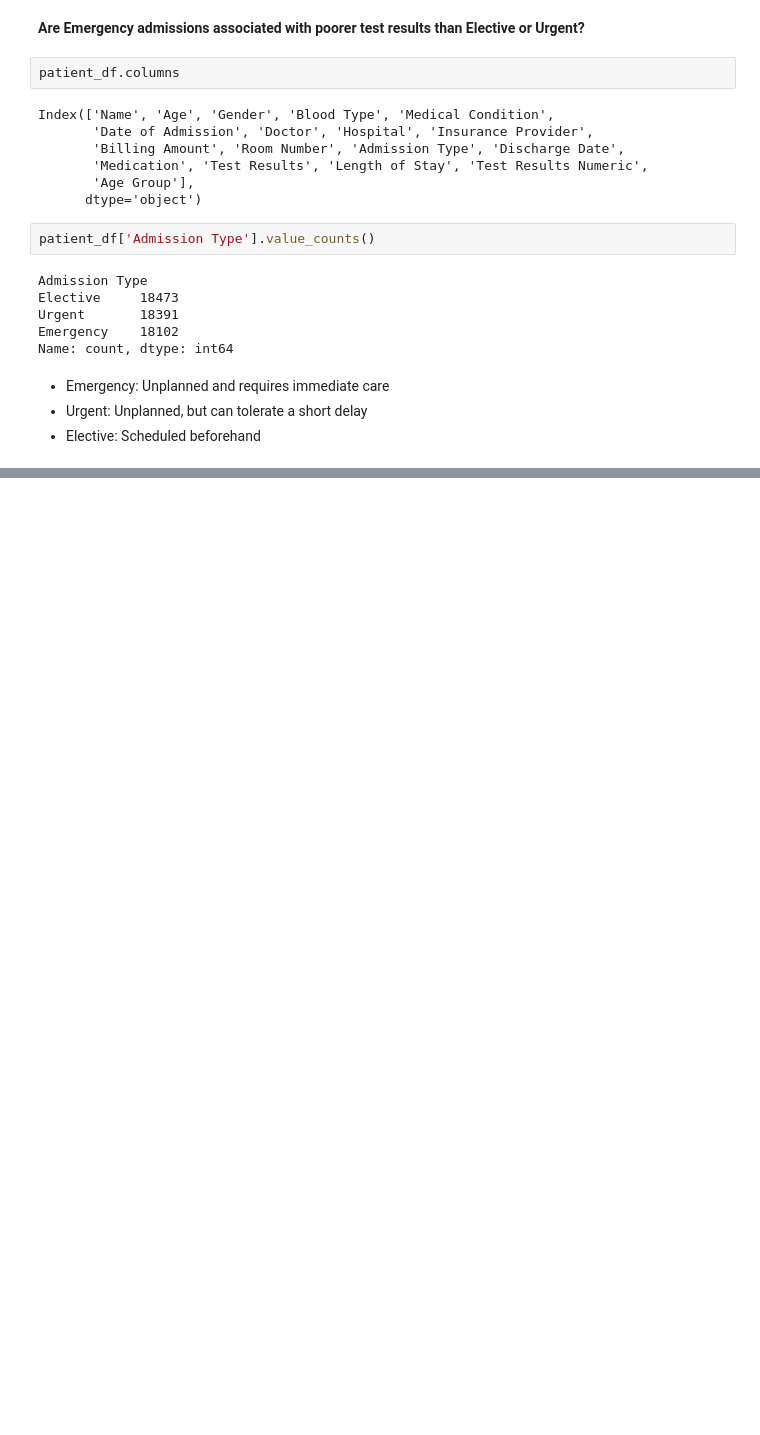
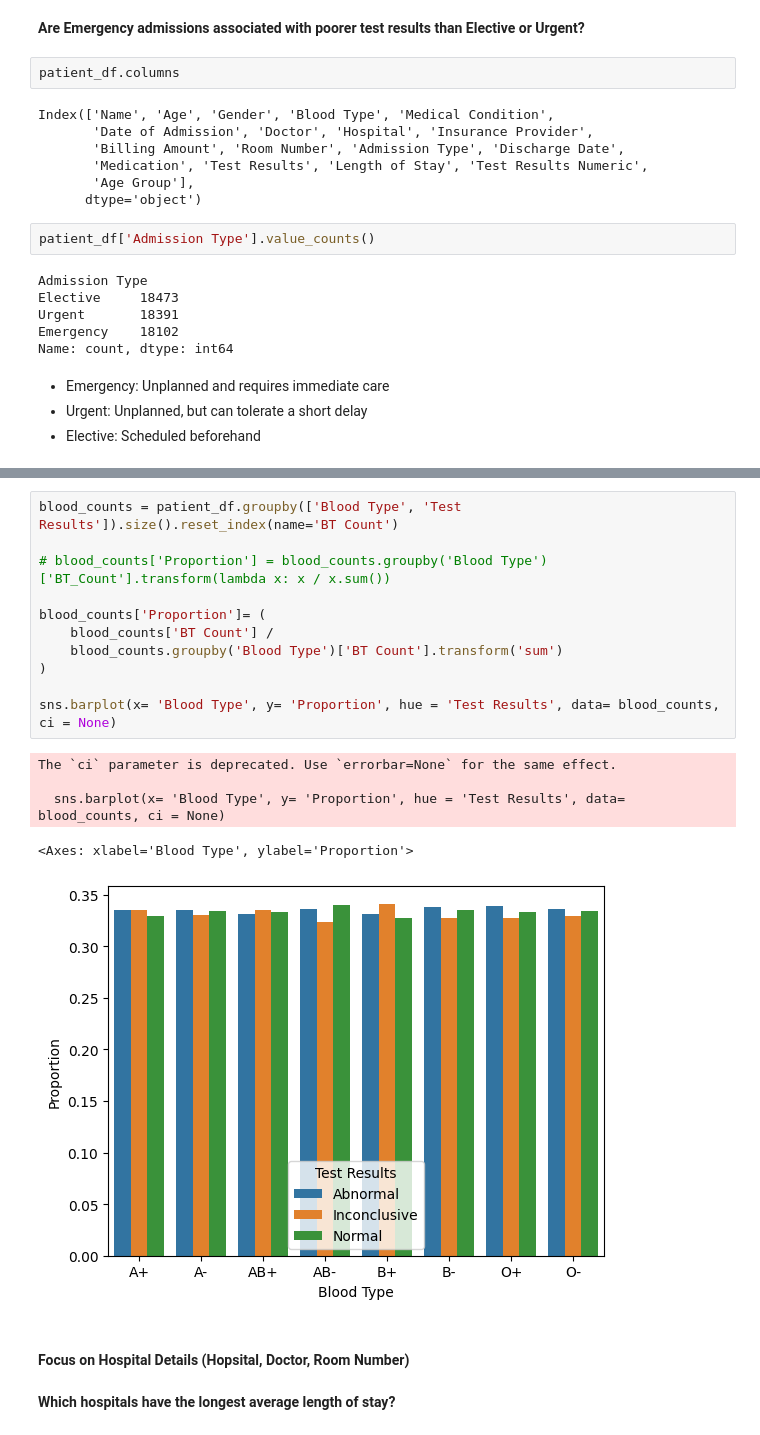
Before and after one commit to itzsnowflakethisyear-byte/Minimizing-Clinical-Alert-Fatigue-A-Calibrated-MLOps-Pipeline-for-Diagnostic-Prediction, a Jupyter notebook: Notebooks/02_eda_and_visualisation.ipynb, the cells around one changed output, grey strips where cells are left out. Drawn from its saved outputs; the diff is of its cells as text; blank space fills up the shorter version.

```diff
--- a/Notebooks/02_eda_and_visualisation.ipynb
+++ b/Notebooks/02_eda_and_visualisation.ipynb
@@ -245,0 +253,21 @@ NameError: name 'prop_df' is not defined
+# %%
+blood_counts = patient_df.groupby(['Blood Type', 'Test Results']).size().reset_index(name='BT Count')
+
+# blood_counts['Proportion'] = blood_counts.groupby('Blood Type')['BT_Count'].transform(lambda x: x / x.sum())
+
+blood_counts['Proportion']= (
+    blood_counts['BT Count'] /
+    blood_counts.groupby('Blood Type')['BT Count'].transform('sum')
+)
+
+sns.barplot(x= 'Blood Type', y= 'Proportion', hue = 'Test Results', data= blood_counts, ci = None)
+# %% [output]
+The `ci` parameter is deprecated. Use `errorbar=None` for the same effect.
+
+  sns.barplot(x= 'Blood Type', y= 'Proportion', hue = 'Test Results', data= blood_counts, ci = None)
+<Axes: xlabel='Blood Type', ylabel='Proportion'>
+[figure, added]
+# %% [markdown]
+#### Focus on Hospital Details (Hopsital, Doctor, Room Number)
+# %% [markdown]
+**Which hospitals have the longest average length of stay?**
```
Also changed, not shown: parts of 46 cells of this notebook.
